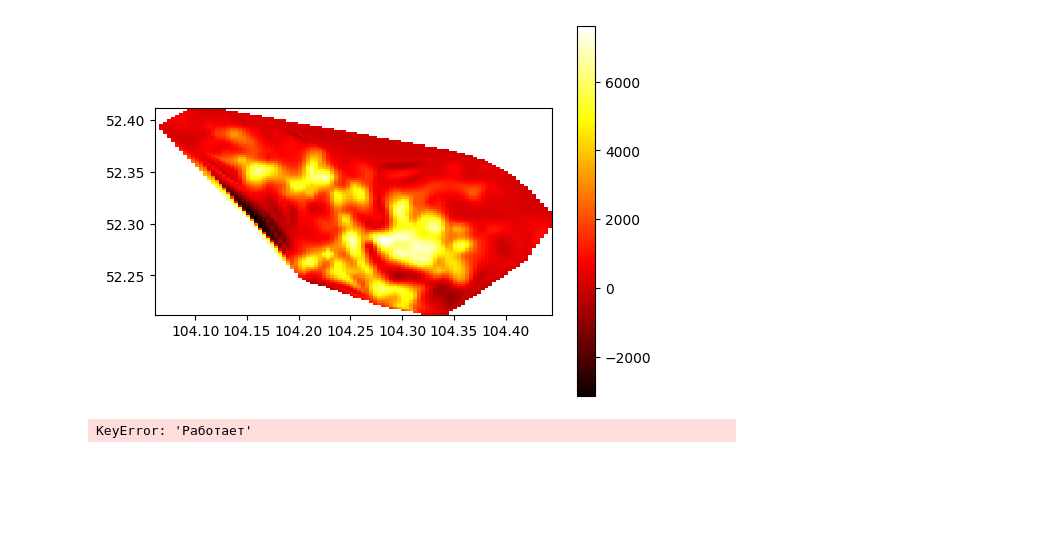
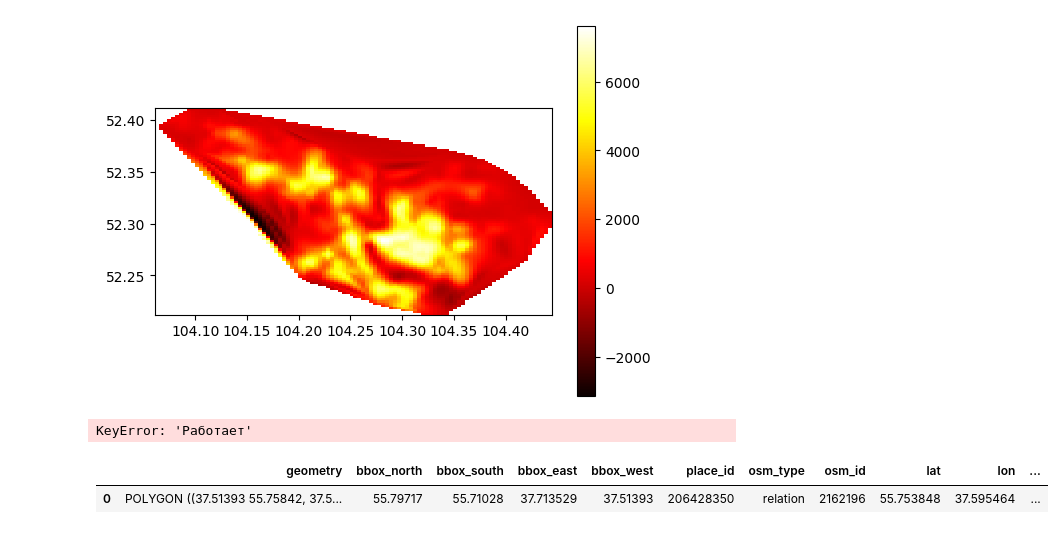
Before and after one commit to Vaynbaum/placement-electric-charging-stations, a Jupyter notebook: workdir/pop.ipynb, the cells around one changed output. Drawn from its saved outputs; the diff is of its cells as text; code cells hidden in the pictures; blank space fills up the shorter version.

```diff
--- a/workdir/pop.ipynb
+++ b/workdir/pop.ipynb
@@ -439,3 +421,11 @@ for ev in evs:
             ev.address = d["address"]
 # evs
 await session.commit()
+# %%
+import osmnx as ox
+
+city = ox.geocode_to_gdf(["R2162196"], by_osmid=True, which_result=1)
+city
+# %% [output]
+|  | geometry | bbox_north | bbox_south | bbox_east | bbox_west | place_id | osm_type | osm_id | lat | lon | ... |
+| 0 | POLYGON ((37.51393 55.75842, 37.5... | 55.79717 | 55.71028 | 37.713529 | 37.51393 | 206428350 | relation | 2162196 | 55.753848 | 37.595464 | ... |
```
Also changed, not shown: parts of 1 cell of this notebook, 9 other files.
